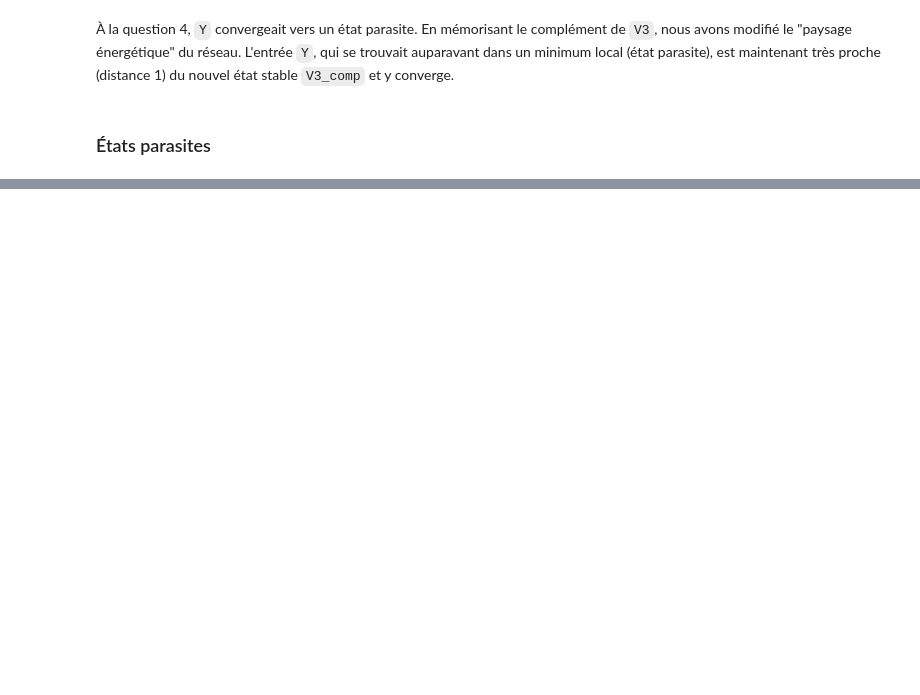
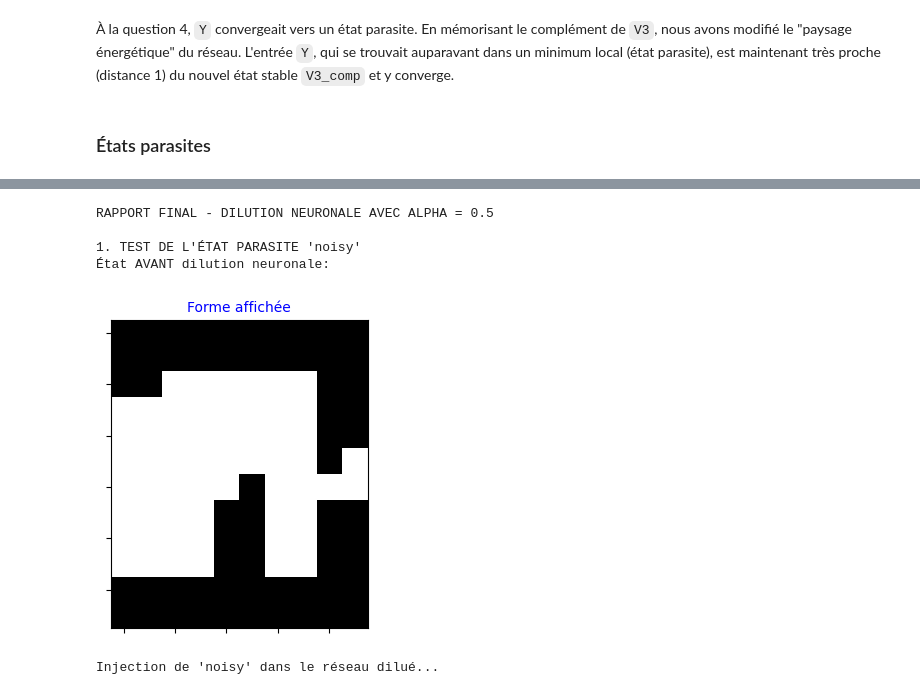
Before and after one commit to Leon-afk1/TP_reseau_neurone, a Jupyter notebook: Lab2/lab2.ipynb, the cells around one changed output, grey strips where cells are left out. Cells and saved outputs as stored; diff of their text form; code cells hidden in the pictures; blank space fills up the shorter version.

```diff
--- a/Lab2/lab2.ipynb
+++ b/Lab2/lab2.ipynb
@@ -518,0 +926,80 @@ Résultat: Le réseau a convergé vers V3_comp. Prédiction confirmée.
+# %%
+# Sélection de la meilleure valeur de alpha
+alpha_optimal = 0.5
+
+print(f"RAPPORT FINAL - DILUTION NEURONALE AVEC ALPHA = {alpha_optimal}")
+
+# Application de la dilution neuronale avec alpha optimal
+poids_dilue = poids - alpha_optimal * W_parasite
+
+print(f"\n1. TEST DE L'ÉTAT PARASITE 'noisy'")
+print("État AVANT dilution neuronale:")
+my_show(out_noisy, ysize_ocr, xsize_ocr)
+
+print("\nInjection de 'noisy' dans le réseau dilué...")
+out_noisy_final, energy_noisy_final = my_hopfield(poids_dilue, noisy_2d.copy(), n_iter_ocr, xsize_ocr, ysize_ocr, 1)
+
+print("\nÉtat APRÈS dilution neuronale:")
+my_show(out_noisy_final, ysize_ocr, xsize_ocr)
+
+# Identification du résultat
+if np.array_equal(out_noisy_final, zero_2d):
+    print(" 'noisy' converge maintenant vers 'zero'")
+elif np.array_equal(out_noisy_final, un_2d):
+    print(" 'noisy' converge maintenant vers 'un'")
+elif np.array_equal(out_noisy_final, sept_2d):
+    print(" 'noisy' converge maintenant vers 'sept'")
+elif np.array_equal(out_noisy_final, huit_2d):
+    print(" 'noisy' converge maintenant vers 'huit'")
+else:
+    print(" 'noisy' converge toujours vers un état parasite")
+
+print(f"\n\n2. VÉRIFICATION DES ÉTATS STABLES MÉMORISÉS")
+print(f"{'-'*70}")
+
+# Test de 'zero'
+print("\n Test de 'zero'")
+out_zero_final, _ = my_hopfield(poids_dilue, zero_2d.copy(), n_iter_ocr, xsize_ocr, ysize_ocr, 1)
+if np.array_equal(out_zero_final, zero_2d):
+    print(" 'zero' reste un état stable")
+else:
+    print(" 'zero' n'est PLUS stable")
+    print("Nouvelle sortie:")
+    my_show(out_zero_final, ysize_ocr, xsize_ocr)
+
+# Test de 'un'
+print("\n Test de 'un'")
+out_un_final, _ = my_hopfield(poids_dilue, un_2d.copy(), n_iter_ocr, xsize_ocr, ysize_ocr, 1)
+if np.array_equal(out_un_final, un_2d):
+    print(" 'un' reste un état stable")
+else:
+    print(" 'un' n'est PLUS stable")
+    print("Nouvelle sortie:")
+    my_show(out_un_final, ysize_ocr, xsize_ocr)
+
+# Test de 'sept'
+print("\n Test de 'sept'")
+out_sept_final, _ = my_hopfield(poids_dilue, sept_2d.copy(), n_iter_ocr, xsize_ocr, ysize_ocr, 1)
+if np.array_equal(out_sept_final, sept_2d):
+    print(" 'sept' reste un état stable")
+else:
+    print(" 'sept' n'est PLUS stable")
+    print("Nouvelle sortie:")
+    my_show(out_sept_final, ysize_ocr, xsize_ocr)
+
+# Test de 'huit'
+print("\n Test de 'huit'")
+out_huit_final, _ = my_hopfield(poids_dilue, huit_2d.copy(), n_iter_ocr, xsize_ocr, ysize_ocr, 1)
+if np.array_equal(out_huit_final, huit_2d):
+    print(" 'huit' reste un état stable")
+else:
+    print(" 'huit' n'est PLUS stable")
+    print("Nouvelle sortie:")
+    my_show(out_huit_final, ysize_ocr, xsize_ocr)
+# %% [output]
+RAPPORT FINAL - DILUTION NEURONALE AVEC ALPHA = 0.5
+
+1. TEST DE L'ÉTAT PARASITE 'noisy'
+État AVANT dilution neuronale:
+[figure, added]
+Injection de 'noisy' dans le réseau dilué...
```
Also changed, not shown: parts of 38 cells of this notebook, 3 other files.
